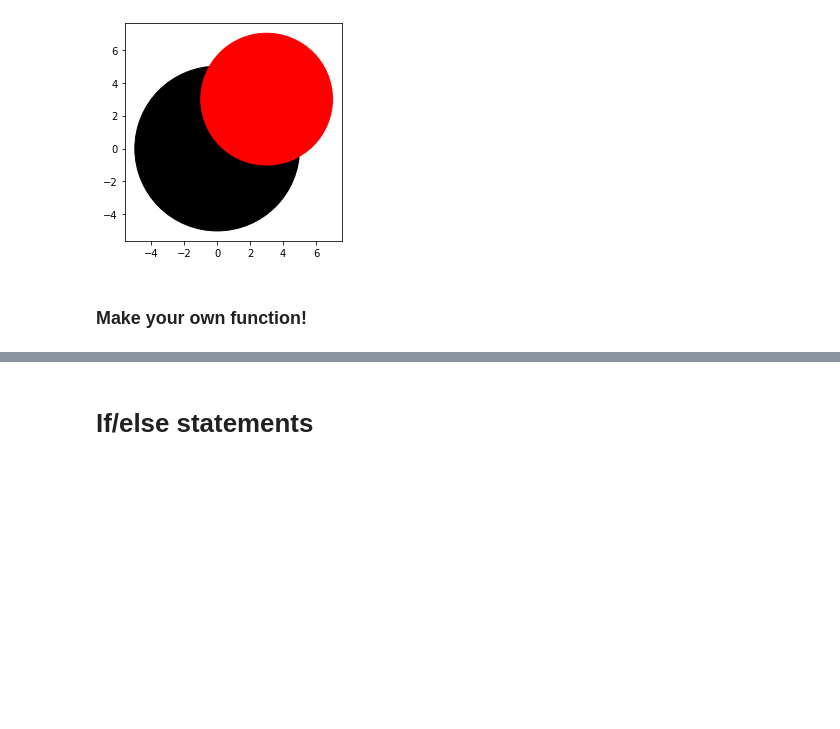
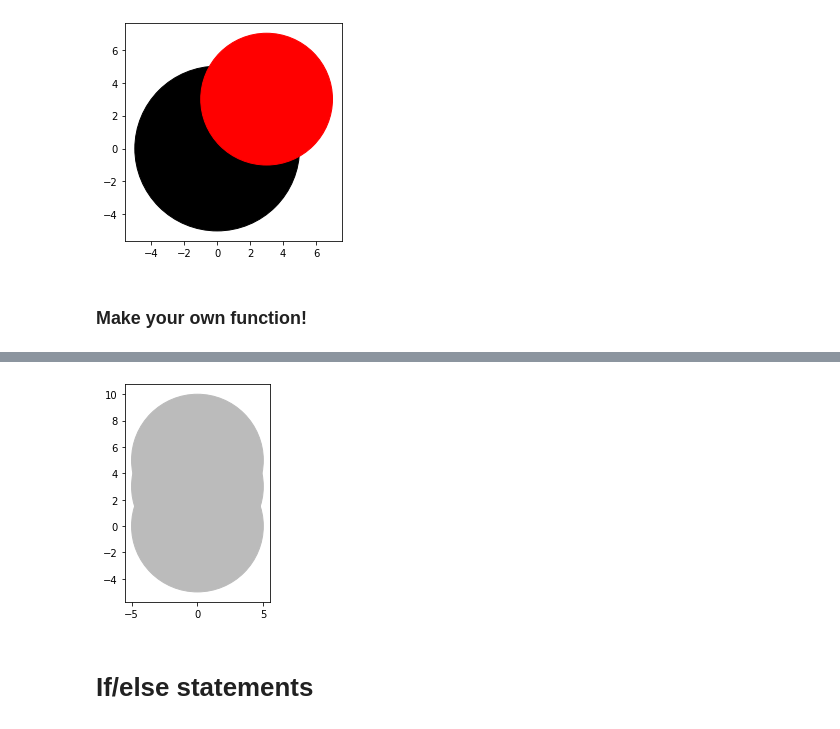
Before and after one commit to ekofman/CMM262Plan, a Jupyter notebook: Intro to Programming Examples.ipynb, the cells around one changed output, grey strips where cells are left out. Drawn from its saved outputs; the diff is of its cells as text; code cells hidden in the pictures; blank space fills up the shorter version.

Commit message:
snowman

```diff
--- a/Intro to Programming Examples.ipynb
+++ b/Intro to Programming Examples.ipynb
@@ -17,8 +17,12 @@ create_circle(canvas, 3, 3, 4, color_parameter='red')
 # %% [markdown]
 ### Make your own function!
 # %%
+canvas=plt.gca()
+
 def create_snowman(canvas, color_parameter='#bbbbbb'):
-    create_circle(canvas, 0, 0, 5, color_paramter=color_parameter)
-    create_circle(canvas, 0, 0, 5, color_paramter=color_parameter))
-    create_circle(canvas, 0, 0, 5, color_paramter=color_parameter))
+    create_circle(canvas, 0, 0, 5, color_parameter=color_parameter)
+    create_circle(canvas, 0, 3, 5, color_parameter=color_parameter)
+    create_circle(canvas, 0, 5, 5, color_parameter=color_parameter)
+
+create_snowman(canvas)
 # %% [output]
@@ -26,3 +29,4 @@ SyntaxError: unexpected EOF while parsing (<ipython-input-66-60cba1362924>, line
+[figure, added]
 # %% [markdown]
 # If/else statements
 # %%
```
Also changed, not shown: parts of 2 cells of this notebook.
